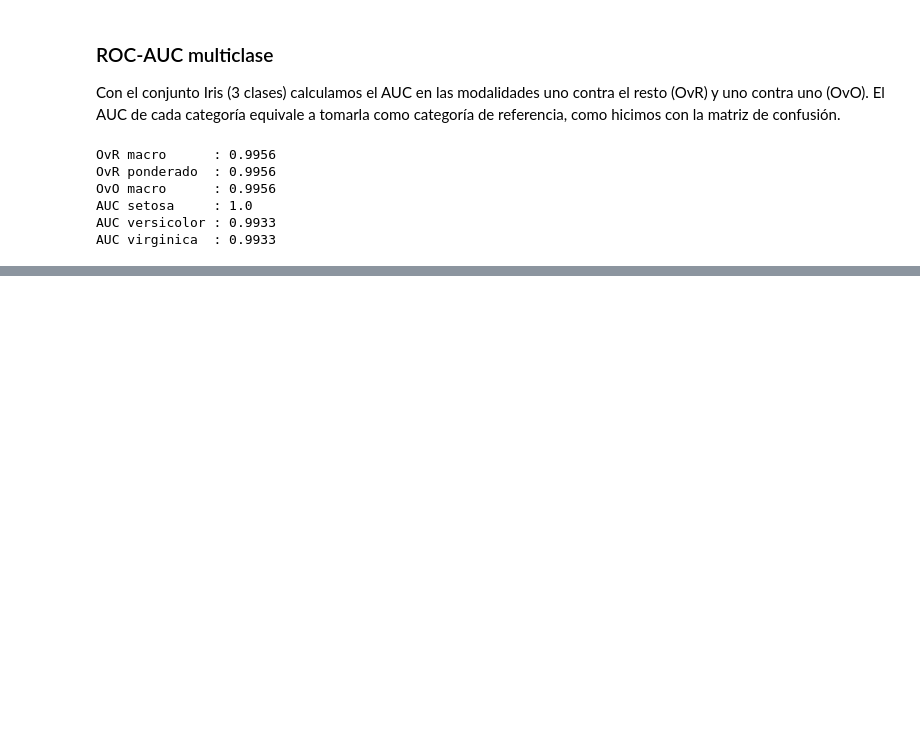
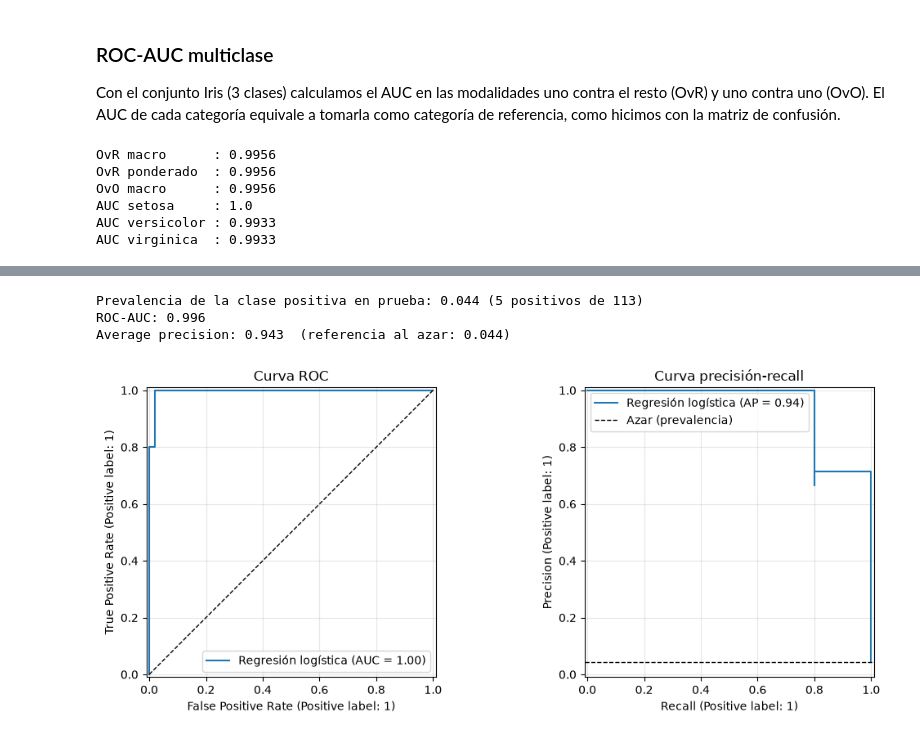
Before and after one commit to contreras-juan/Material-Ciencia-de-Datos, a Jupyter notebook: Machine_Learning/Supervised/05_Matriz_Confusión.ipynb, the cells around one changed output, grey strips where cells are left out. Cells and saved outputs as stored; diff of their text form; code cells hidden in the pictures; blank space fills up the shorter version.

```diff
--- a/Machine_Learning/Supervised/05_Matriz_Confusión.ipynb
+++ b/Machine_Learning/Supervised/05_Matriz_Confusión.ipynb
@@ -246,0 +255,31 @@ AUC virginica  : 0.9933
+# %%
+from sklearn.metrics import precision_recall_curve, average_precision_score, PrecisionRecallDisplay
+
+SEED = 42
+rng = np.random.default_rng(SEED)
+idx_pos = np.flatnonzero(y == 1)
+idx_neg = np.flatnonzero(y == 0)
+n_pos = int(0.05 / 0.95 * len(idx_neg))
+idx = np.concatenate([rng.choice(idx_pos, size=n_pos, replace=False), idx_neg])
+X_d, y_d = X[idx], y[idx]
+Xd_train, Xd_test, yd_train, yd_test = train_test_split(X_d, y_d, test_size=0.3, stratify=y_d, random_state=SEED)
+
+logit_d = make_pipeline(StandardScaler(), LogisticRegression(max_iter=1000)).fit(Xd_train, yd_train)
+p_d = logit_d.predict_proba(Xd_test)[:, 1]
+
+print(f'Prevalencia de la clase positiva en prueba: {yd_test.mean():.3f} ({yd_test.sum()} positivos de {len(yd_test)})')
+print(f'ROC-AUC: {roc_auc_score(yd_test, p_d):.3f}')
+print(f'Average precision: {average_precision_score(yd_test, p_d):.3f}  (referencia al azar: {yd_test.mean():.3f})')
+
+fig, ejes = plt.subplots(1, 2, figsize=(11, 4.5))
+RocCurveDisplay.from_predictions(yd_test, p_d, ax=ejes[0], name='Regresión logística')
+ejes[0].plot([0, 1], [0, 1], 'k--', lw=1); ejes[0].set_title('Curva ROC')
+PrecisionRecallDisplay.from_predictions(yd_test, p_d, ax=ejes[1], name='Regresión logística')
+ejes[1].axhline(yd_test.mean(), color='k', ls='--', lw=1, label='Azar (prevalencia)'); ejes[1].legend(); ejes[1].set_title('Curva precisión-recall')
+for e in ejes: e.grid(alpha=.3)
+plt.tight_layout(); plt.show()
+# %% [output]
+Prevalencia de la clase positiva en prueba: 0.044 (5 positivos de 113)
+ROC-AUC: 0.996
+Average precision: 0.943  (referencia al azar: 0.044)
+[figure, added]
```
Also changed, not shown: parts of 9 cells of this notebook.
